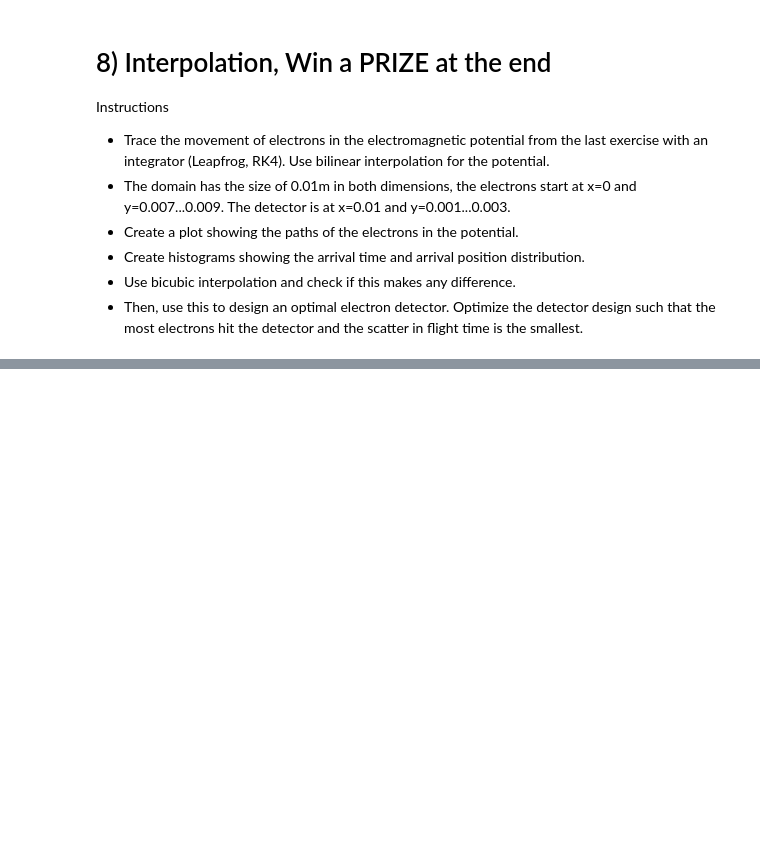
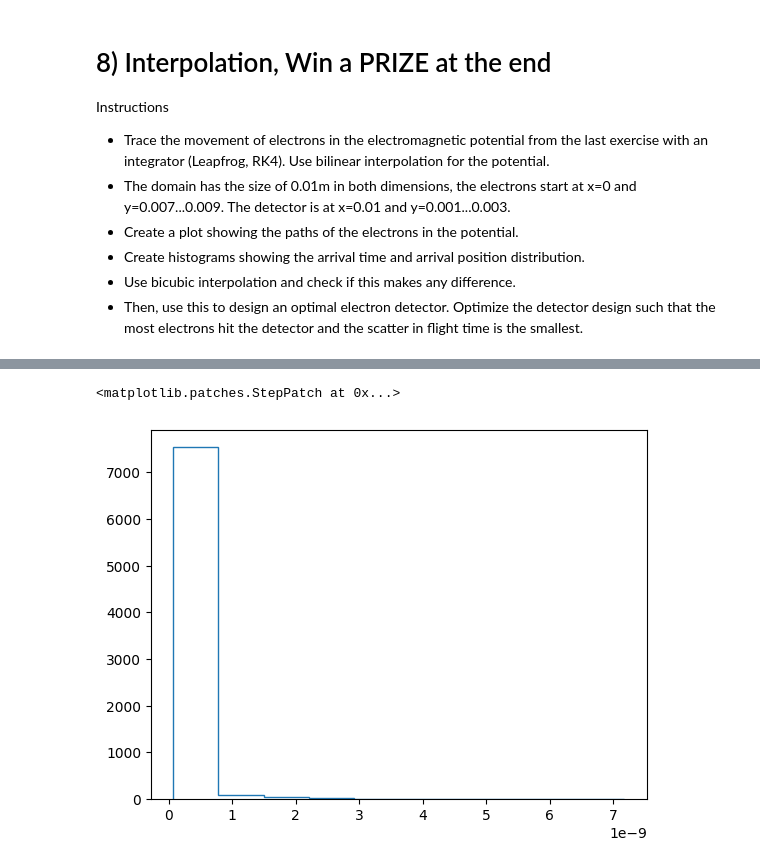
Before and after one commit to kingspoof/ESC-201-Introduction-to-Computer-Simulation, a Jupyter notebook: Assignments/008_Interpolation/008_Interpolation.ipynb, the cells around one changed output, grey strips where cells are left out. Cells and saved outputs as stored; diff of their text form; code cells hidden in the pictures; blank space fills up the shorter version.

```diff
--- a/Assignments/008_Interpolation/008_Interpolation.ipynb
+++ b/Assignments/008_Interpolation/008_Interpolation.ipynb
@@ -343,0 +338,13 @@ Note to selfe: The entire grid is wrong, x and y are opposited
+# %%
+## Plotting of the arrival time
+times = []
+for e in detected_electrons:
+    times.append(e.time_alive)
+
+counts, bins = np.histogram(times)
+plt.stairs(counts, bins)
+
+print(np.std(times))
+# %% [output]
+<matplotlib.patches.StepPatch at 0x...>
+[figure, added]
```
Also changed, not shown: parts of 5 cells of this notebook.
